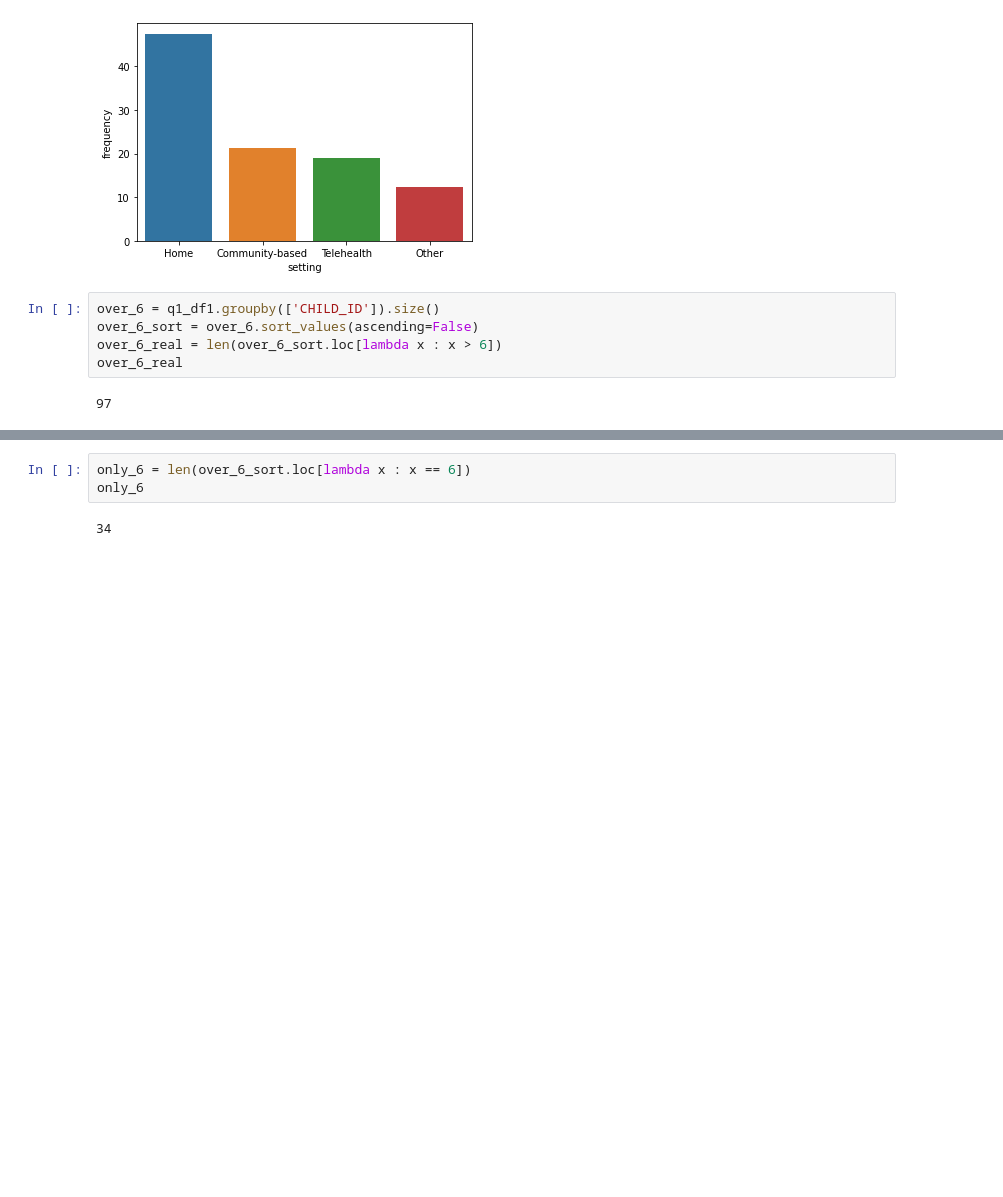
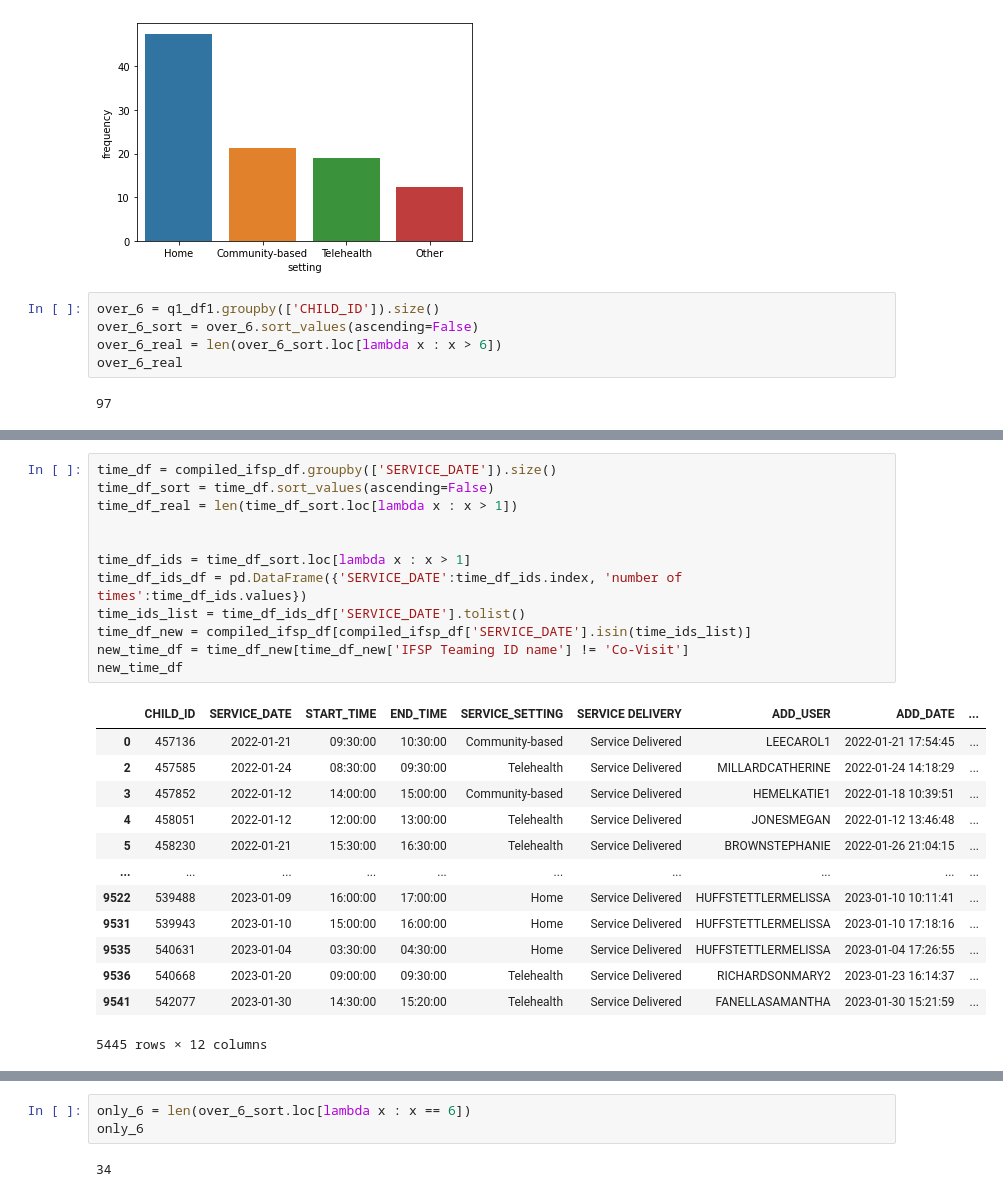
Before and after one commit to NSS-Data-Analytics-Cohort-8/teis_da8_1-new-balance-and-grill, a Jupyter notebook: notebooks/partner_project_2.ipynb, the cells around one changed output, grey strips where cells are left out. Cells and saved outputs as stored; diff of their text form; blank space fills up the shorter version.

```diff
--- a/notebooks/partner_project_2.ipynb
+++ b/notebooks/partner_project_2.ipynb
@@ -168,0 +250,26 @@ over_6_real
+# %%
+time_df = compiled_ifsp_df.groupby(['SERVICE_DATE']).size()
+time_df_sort = time_df.sort_values(ascending=False)
+time_df_real = len(time_df_sort.loc[lambda x : x > 1])
+
+
+time_df_ids = time_df_sort.loc[lambda x : x > 1]
+time_df_ids_df = pd.DataFrame({'SERVICE_DATE':time_df_ids.index, 'number of times':time_df_ids.values})
+time_ids_list = time_df_ids_df['SERVICE_DATE'].tolist()
+time_df_new = compiled_ifsp_df[compiled_ifsp_df['SERVICE_DATE'].isin(time_ids_list)]
+new_time_df = time_df_new[time_df_new['IFSP Teaming ID name'] != 'Co-Visit']
+new_time_df
+# %% [output]
+|  | CHILD_ID | SERVICE_DATE | START_TIME | END_TIME | SERVICE_SETTING | SERVICE DELIVERY | ADD_USER | ADD_DATE | ... |
+| 0 | 457136 | 2022-01-21 | 09:30:00 | 10:30:00 | Community-based | Service Delivered | LEECAROL1 | 2022-01-21 17:54:45 | ... |
+| 2 | 457585 | 2022-01-24 | 08:30:00 | 09:30:00 | Telehealth | Service Delivered | MILLARDCATHERINE | 2022-01-24 14:18:29 | ... |
+| 3 | 457852 | 2022-01-12 | 14:00:00 | 15:00:00 | Community-based | Service Delivered | HEMELKATIE1 | 2022-01-18 10:39:51 | ... |
+| 4 | 458051 | 2022-01-12 | 12:00:00 | 13:00:00 | Telehealth | Service Delivered | JONESMEGAN | 2022-01-12 13:46:48 | ... |
+| 5 | 458230 | 2022-01-21 | 15:30:00 | 16:30:00 | Telehealth | Service Delivered | BROWNSTEPHANIE | 2022-01-26 21:04:15 | ... |
+| ... | ... | ... | ... | ... | ... | ... | ... | ... | ... |
+| 9522 | 539488 | 2023-01-09 | 16:00:00 | 17:00:00 | Home | Service Delivered | HUFFSTETTLERMELISSA | 2023-01-10 10:11:41 | ... |
+| 9531 | 539943 | 2023-01-10 | 15:00:00 | 16:00:00 | Home | Service Delivered | HUFFSTETTLERMELISSA | 2023-01-10 17:18:16 | ... |
+| 9535 | 540631 | 2023-01-04 | 03:30:00 | 04:30:00 | Home | Service Delivered | HUFFSTETTLERMELISSA | 2023-01-04 17:26:55 | ... |
+| 9536 | 540668 | 2023-01-20 | 09:00:00 | 09:30:00 | Telehealth | Service Delivered | RICHARDSONMARY2 | 2023-01-23 16:14:37 | ... |
+| 9541 | 542077 | 2023-01-30 | 14:30:00 | 15:20:00 | Telehealth | Service Delivered | FANELLASAMANTHA | 2023-01-30 15:21:59 | ... |
+5445 rows × 12 columns
```
Also changed, not shown: parts of 10 cells of this notebook.
